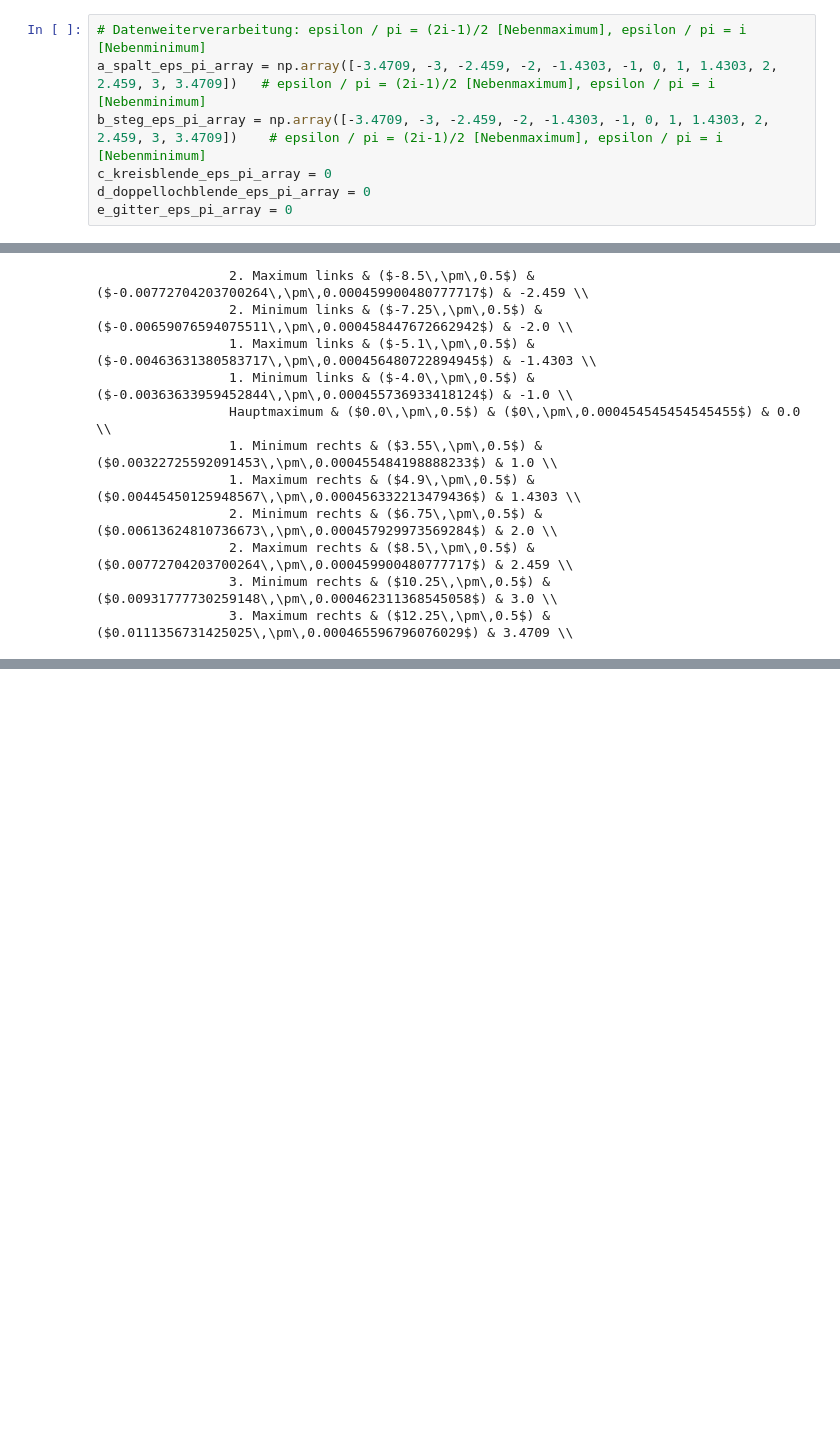
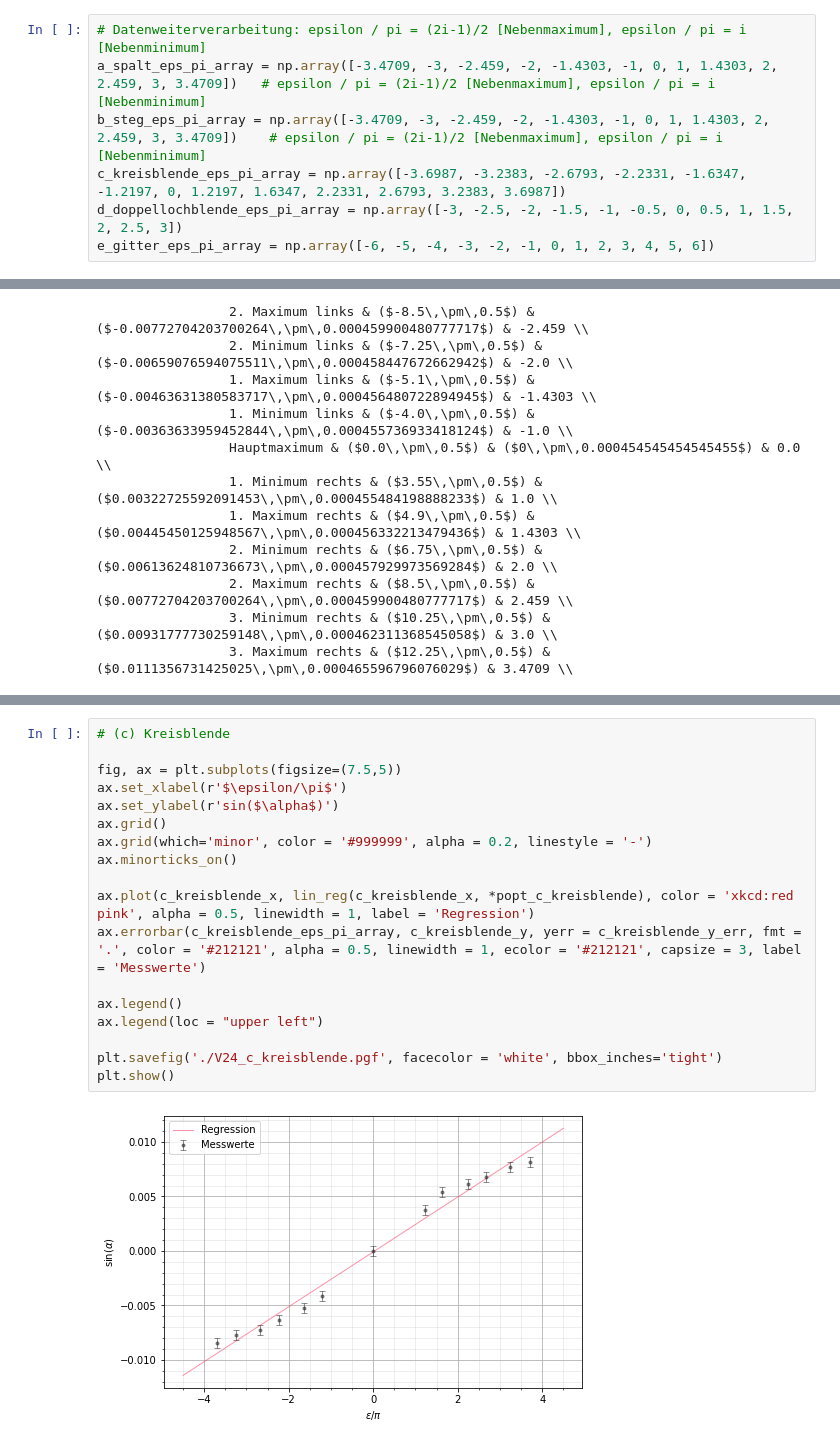
Before and after one commit to CVC97/ExPhy-III-Praktikum, a Jupyter notebook: 24_BILSL/24_BILSL.ipynb, the cells around one changed output, grey strips where cells are left out. Cells and saved outputs as stored; diff of their text form; blank space fills up the shorter version.

```diff
--- a/24_BILSL/24_BILSL.ipynb
+++ b/24_BILSL/24_BILSL.ipynb
@@ -382,9 +382,9 @@ e_gitter_sin_alpha_array = [f_sin_alpha(x) for x in e_gitter_ext_array]
 # Datenweiterverarbeitung: epsilon / pi = (2i-1)/2 [Nebenmaximum], epsilon / pi = i [Nebenminimum]
 a_spalt_eps_pi_array = np.array([-3.4709, -3, -2.459, -2, -1.4303, -1, 0, 1, 1.4303, 2, 2.459, 3, 3.4709])   # epsilon / pi = (2i-1)/2 [Nebenmaximum], epsilon / pi = i [Nebenminimum]
 b_steg_eps_pi_array = np.array([-3.4709, -3, -2.459, -2, -1.4303, -1, 0, 1, 1.4303, 2, 2.459, 3, 3.4709])    # epsilon / pi = (2i-1)/2 [Nebenmaximum], epsilon / pi = i [Nebenminimum]
-c_kreisblende_eps_pi_array = 0
-d_doppellochblende_eps_pi_array = 0
-e_gitter_eps_pi_array = 0
+c_kreisblende_eps_pi_array = np.array([-3.6987, -3.2383, -2.6793, -2.2331, -1.6347, -1.2197, 0, 1.2197, 1.6347, 2.2331, 2.6793, 3.2383, 3.6987])
+d_doppellochblende_eps_pi_array = np.array([-3, -2.5, -2, -1.5, -1, -0.5, 0, 0.5, 1, 1.5, 2, 2.5, 3])
+e_gitter_eps_pi_array = np.array([-6, -5, -4, -3, -2, -1, 0, 1, 2, 3, 4, 5, 6])
 # %%
 # Datenausgabe
 
@@ -499,0 +530,20 @@ plt.show()
+# %%
+# (c) Kreisblende
+
+fig, ax = plt.subplots(figsize=(7.5,5))
+ax.set_xlabel(r'$\epsilon/\pi$')
+ax.set_ylabel(r'sin($\alpha$)')
+ax.grid()
+ax.grid(which='minor', color = '#999999', alpha = 0.2, linestyle = '-')
+ax.minorticks_on()
+
+ax.plot(c_kreisblende_x, lin_reg(c_kreisblende_x, *popt_c_kreisblende), color = 'xkcd:red pink', alpha = 0.5, linewidth = 1, label = 'Regression')
+ax.errorbar(c_kreisblende_eps_pi_array, c_kreisblende_y, yerr = c_kreisblende_y_err, fmt = '.', color = '#212121', alpha = 0.5, linewidth = 1, ecolor = '#212121', capsize = 3, label = 'Messwerte')
+
+ax.legend()
+ax.legend(loc = "upper left")
+
+plt.savefig('./V24_c_kreisblende.pgf', facecolor = 'white', bbox_inches='tight')
+plt.show()
+# %% [output]
+[figure, added]
```
Also changed, not shown: parts of 10 cells of this notebook.
